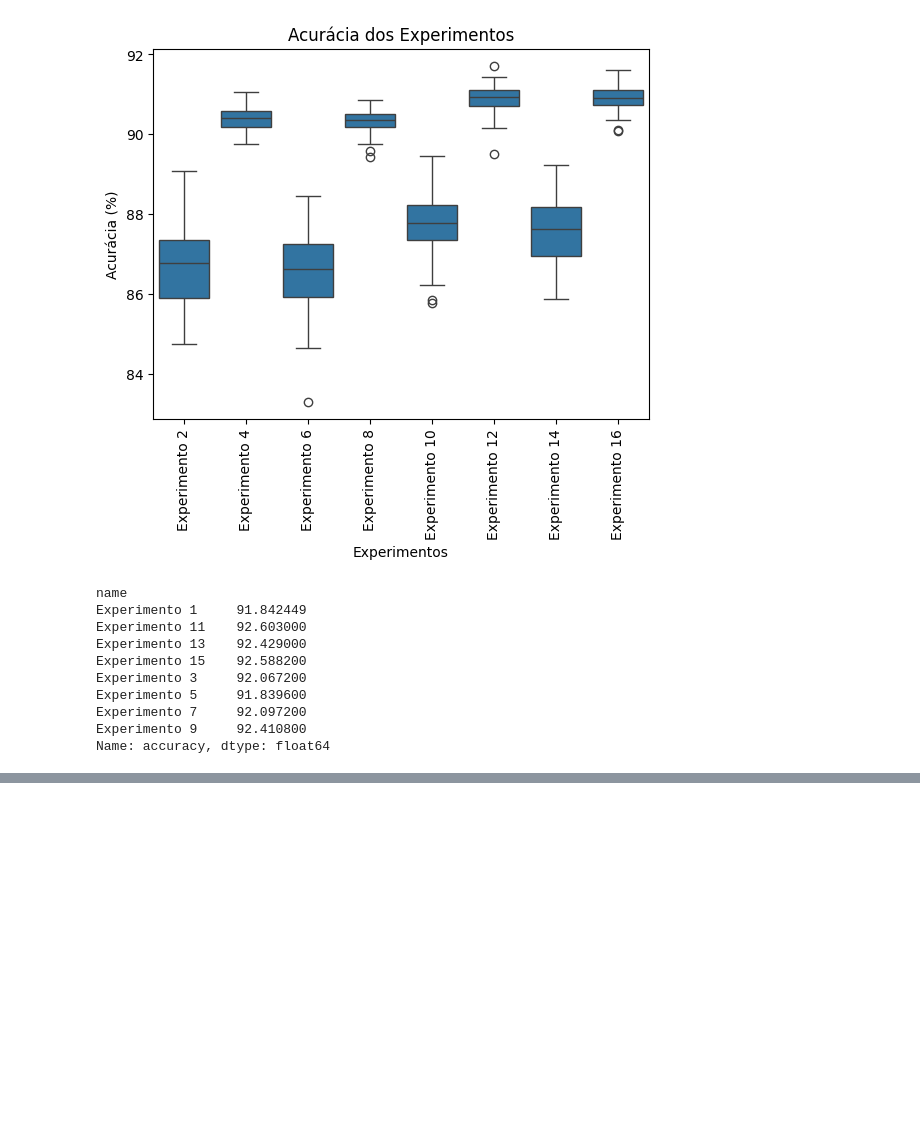
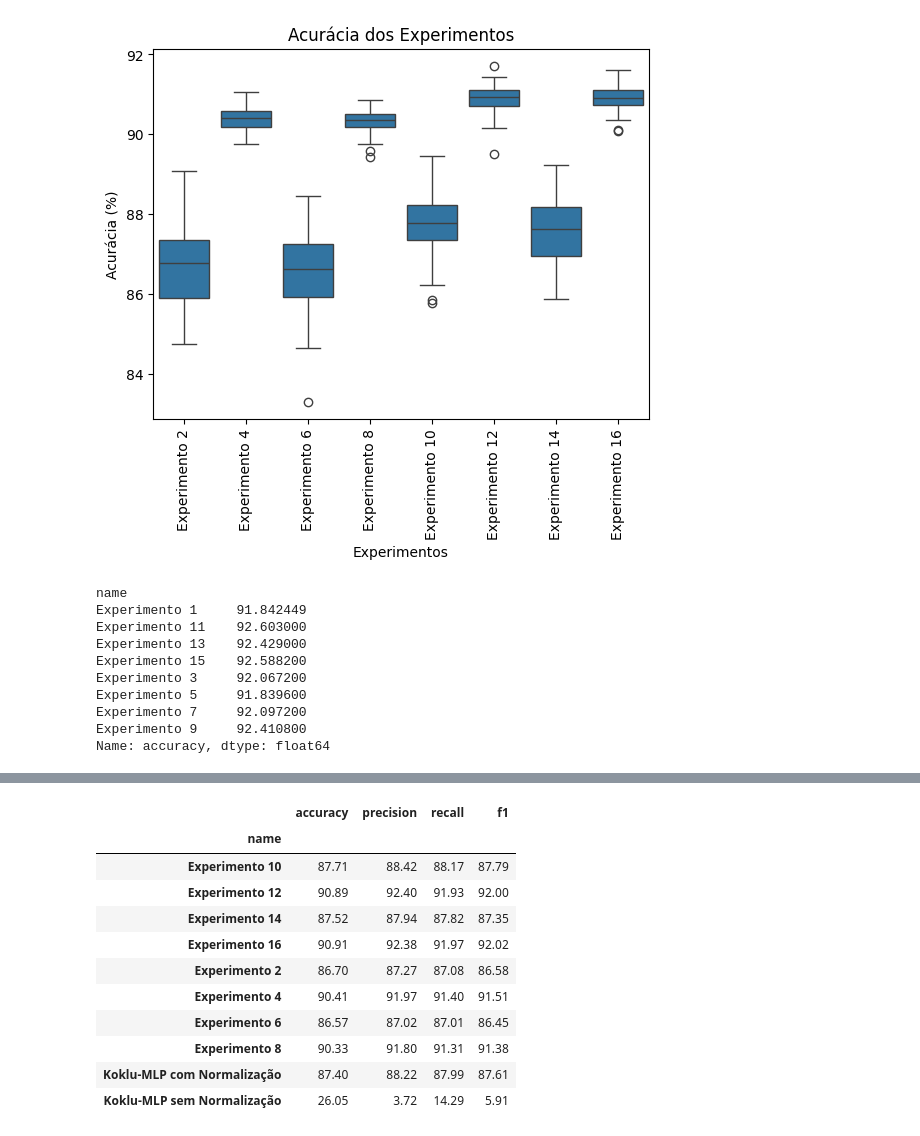
Before and after one commit to lopesvictor1/Beans-Classification, a Jupyter notebook: plots.ipynb, the cells around one changed output, grey strips where cells are left out. Drawn from its saved outputs; the diff is of its cells as text; code cells hidden in the pictures; blank space fills up the shorter version.

```diff
--- a/plots.ipynb
+++ b/plots.ipynb
@@ -159,0 +180,15 @@ df.groupby('name')[['accuracy', 'precision', 'recall', 'f1']].mean().round(2)
+# %%
+df[df['classification_method'] == 'mlp'].groupby('name')[['accuracy', 'precision', 'recall', 'f1']].mean().round(2)
+# %% [output]
+|  | accuracy | precision | recall | f1 |
+| name |  |  |  |  |
+| Experimento 10 | 87.71 | 88.42 | 88.17 | 87.79 |
+| Experimento 12 | 90.89 | 92.40 | 91.93 | 92.00 |
+| Experimento 14 | 87.52 | 87.94 | 87.82 | 87.35 |
+| Experimento 16 | 90.91 | 92.38 | 91.97 | 92.02 |
+| Experimento 2 | 86.70 | 87.27 | 87.08 | 86.58 |
+| Experimento 4 | 90.41 | 91.97 | 91.40 | 91.51 |
+| Experimento 6 | 86.57 | 87.02 | 87.01 | 86.45 |
+| Experimento 8 | 90.33 | 91.80 | 91.31 | 91.38 |
+| Koklu-MLP com Normalização | 87.40 | 88.22 | 87.99 | 87.61 |
+| Koklu-MLP sem Normalização | 26.05 | 3.72 | 14.29 | 5.91 |
```
Also changed, not shown: parts of 3 cells of this notebook.
